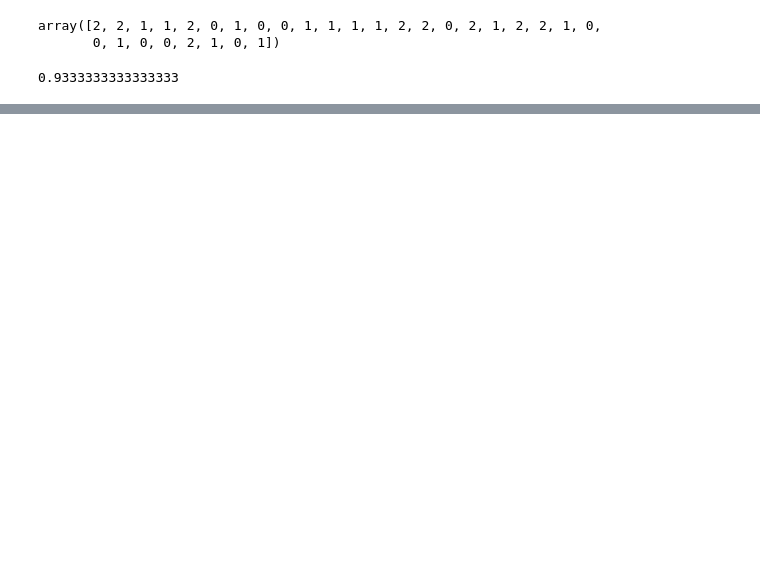
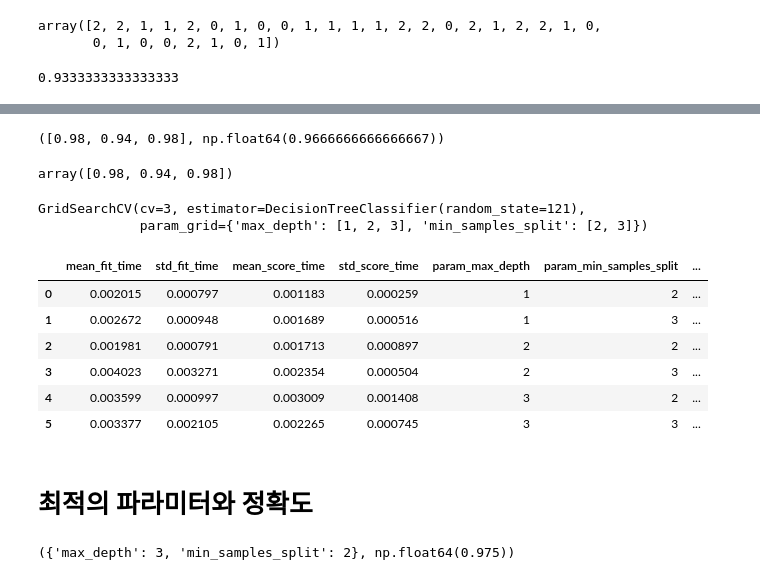
Before and after one commit to selina7704/Machine-Learning, a Jupyter notebook: 02_머신러닝_시작하기.ipynb, the cells around one changed output, grey strips where cells are left out. Cells and saved outputs as stored; diff of their text form; code cells hidden in the pictures; blank space fills up the shorter version.

```diff
--- a/02_머신러닝_시작하기.ipynb
+++ b/02_머신러닝_시작하기.ipynb
@@ -100,3 +104,8 @@ from sklearn.metrics import accuracy_score
 accuracy_score(y_test, pred)
 # %% [output]
 0.9333333333333333
+# %%
+from sklearn.datasets import load_iris
+
+iris_data = load_iris()
+print(type(iris_data))
@@ -102,0 +215,68 @@ accuracy_score(y_test, pred)
+# %%
+# 교차 검증 모델 생성
+dt_clf = DecisionTreeClassifier(random_state=156)
+skfold = StratifiedKFold(n_splits=3)
+cv_accuracy = []
+
+for train_index, test_index in skfold.split(features, label):
+    # 데이터 분할
+    X_train, X_test = features[train_index], features[test_index]
+    y_train, y_test = label[train_index], label[test_index]
+
+    # 모델 학습 (n=3)
+    dt_clf.fit(X_train, y_train)
+
+    # 예측
+    pred = dt_clf.predict(X_test)
+
+    # 정확도 검증
+    cv_accuracy.append(accuracy_score(y_test, pred))
+
+cv_accuracy, np.mean(cv_accuracy)
+# %% [output]
+([0.98, 0.94, 0.98], np.float64(0.9666666666666667))
+# %%
+# cross_val_score()
+from sklearn.model_selection import cross_val_score
+
+dt_clf1 = DecisionTreeClassifier(random_state=156)
+scores = cross_val_score(dt_clf1, features, label, scoring='accuracy', cv=3)
+scores
+# %% [output]
+array([0.98, 0.94, 0.98])
+# %%
+# GridSearchCV
+X_train, X_test, y_train, y_test = train_test_split(iris_data, iris_label, test_size=0.2, random_state=121)
+dt_clf2 = DecisionTreeClassifier(random_state=121)
+
+# parameter grid
+parameters = {'max_depth':[1,2,3], 'min_samples_split':[2,3]}
+# %%
+from sklearn.model_selection import GridSearchCV
+
+# model, model의 하이퍼 파라미터의 목록, 교차검증 파라미터 부여하고 한번에 모델을 만든다.
+grid_dtree = GridSearchCV(dt_clf2, param_grid=parameters, cv=3, refit=True)
+
+# 학습 - 최적의 모델 파라미터를 찾는다
+grid_dtree.fit(X_train, y_train)
+# %% [output]
+GridSearchCV(cv=3, estimator=DecisionTreeClassifier(random_state=121),
+             param_grid={'max_depth': [1, 2, 3], 'min_samples_split': [2, 3]})
+# %%
+# 학습 결과
+score_df = pd.DataFrame(grid_dtree.cv_results_)
+score_df
+# %% [output]
+|  | mean_fit_time | std_fit_time | mean_score_time | std_score_time | param_max_depth | param_min_samples_split | ... |
+| 0 | 0.002015 | 0.000797 | 0.001183 | 0.000259 | 1 | 2 | ... |
+| 1 | 0.002672 | 0.000948 | 0.001689 | 0.000516 | 1 | 3 | ... |
+| 2 | 0.001981 | 0.000791 | 0.001713 | 0.000897 | 2 | 2 | ... |
+| 3 | 0.004023 | 0.003271 | 0.002354 | 0.000504 | 2 | 3 | ... |
+| 4 | 0.003599 | 0.000997 | 0.003009 | 0.001408 | 3 | 2 | ... |
+| 5 | 0.003377 | 0.002105 | 0.002265 | 0.000745 | 3 | 3 | ... |
+# %% [markdown]
+# 최적의 파라미터와 정확도
+# %%
+grid_dtree.best_params_, grid_dtree.best_score_
+# %% [output]
+({'max_depth': 3, 'min_samples_split': 2}, np.float64(0.975))
```
Also changed, not shown: parts of 14 cells of this notebook.
